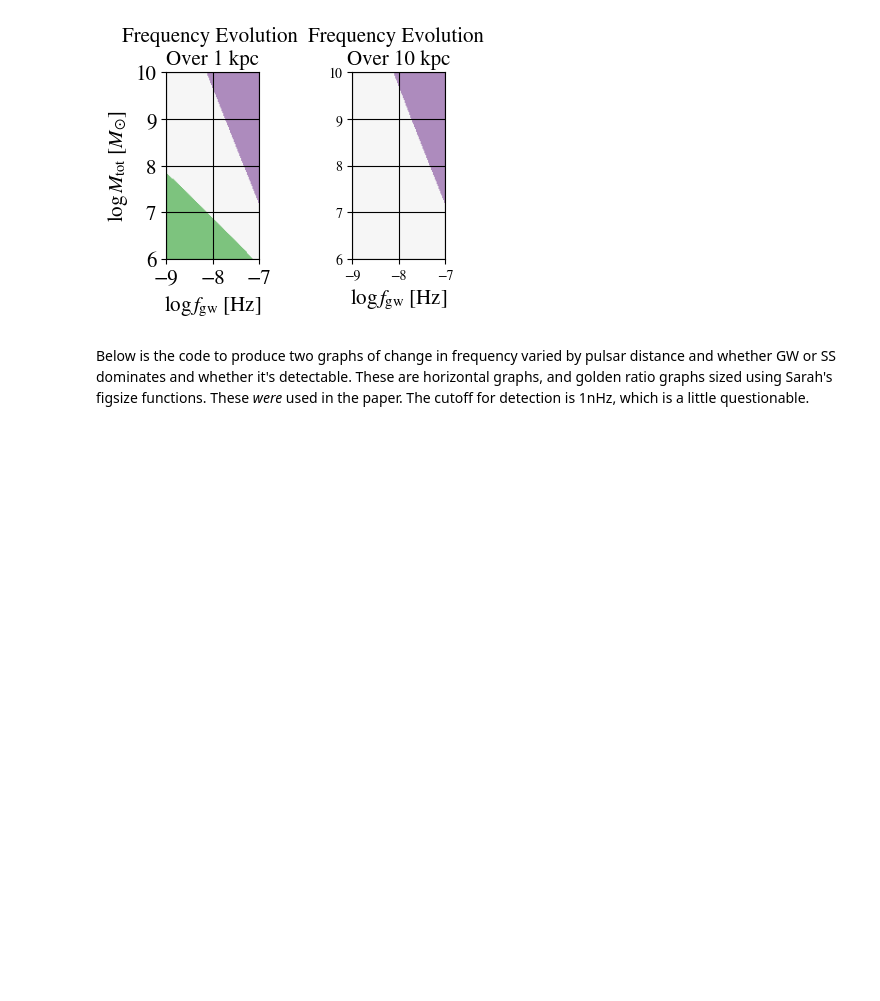
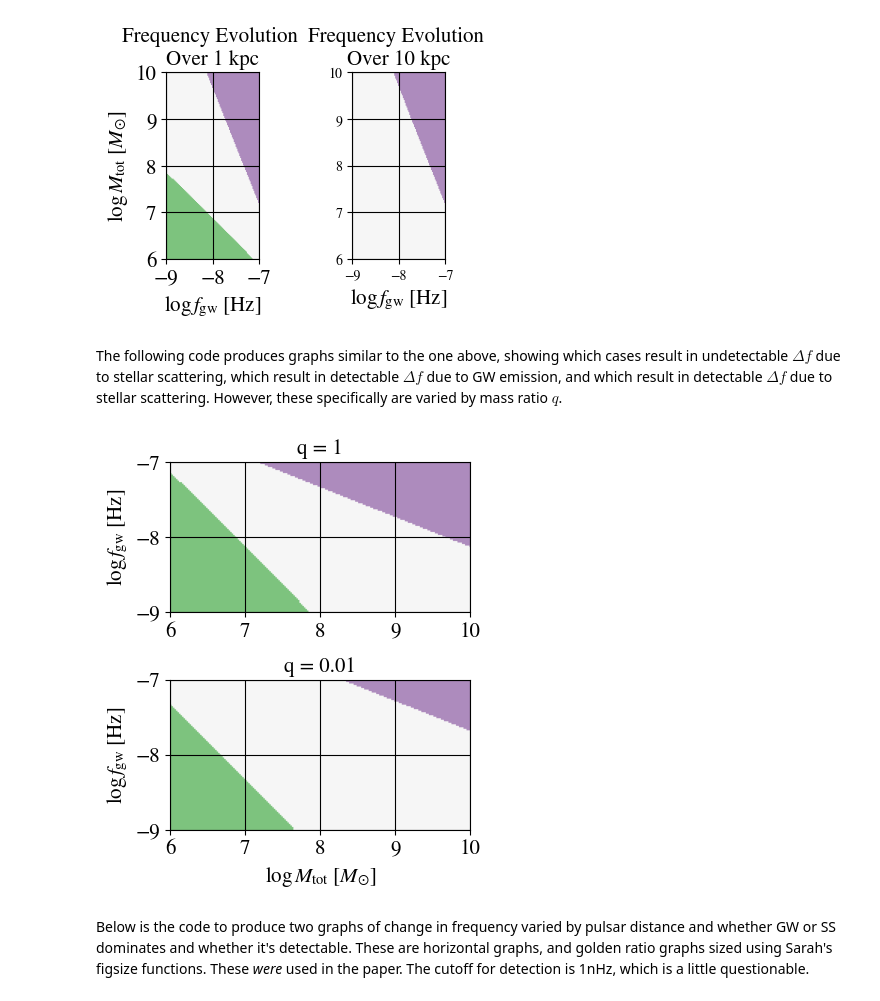
Before and after one commit to itsrainingsomewhere/smbhb-environments, a Jupyter notebook: Notebooks/StellarScatteringSesanaRatio.ipynb, the cells around one changed output. Drawn from its saved outputs; the diff is of its cells as text; code cells hidden in the pictures; blank space fills up the shorter version.

```diff
--- a/Notebooks/StellarScatteringSesanaRatio.ipynb
+++ b/Notebooks/StellarScatteringSesanaRatio.ipynb
@@ -478,3 +505,5 @@ axs[1].grid(color="black")
 plt.show()
 # %% [output]
 [figure]
+# %% [markdown]
+The following code produces graphs similar to the one above, showing which cases result in undetectable $\Delta f$ due to stellar scattering, which result in detectable $\Delta f$ due to GW emission, and which result in detectable $\Delta f$ due to stellar scattering. However, these specifically are varied by mass ratio $q$.
@@ -481,3 +546,25 @@ plt.show()
+# %%
+fig, axs = plt.subplots(2, 1)
+
+# Plot data
+axs[0].imshow(ratioEvolveOne, extent=[6, 10, -9, -7], cmap="PRGn", vmin=0, vmax=1)
+axs[0].tick_params(axis='both', which='major', labelsize=15)
+axs[0].set_ylabel(r"$\log f_{\text{gw}}$ [Hz]", fontsize = 15)
+axs[0].set_title(r"q = 1", fontsize = 15)
+axs[0].grid(color="black")
+
+axs[1].imshow(ratioEvolveSmall, extent=[6, 10, -9, -7], cmap="PRGn", vmin=0, vmax=1)
+axs[1].tick_params(axis='both', which='major', labelsize=15)
+axs[1].set_xlabel(r"$\log M_{\text{tot}}\ [M_{\odot}$]", fontsize = 15)
+axs[1].set_ylabel(r"$\log f_{\text{gw}}$ [Hz]", fontsize = 15)
+axs[1].set_title(r"q = 0.01", fontsize = 15)
+axs[1].grid(color="black")
+
+plt.tight_layout()
+plt.savefig("changeRatio.png", transparent=True)
+plt.show()
+# %% [output]
+[figure, added]
 # %% [markdown]
 Below is the code to produce two graphs of change in frequency varied by pulsar distance and whether GW or SS dominates and whether it's detectable. These are horizontal graphs, and golden ratio graphs sized using Sarah's figsize functions. These *were* used in the paper. The cutoff for detection is 1nHz, which is a little questionable.
 # %%
```
Also changed, not shown: parts of 8 cells of this notebook, 2 other files.
